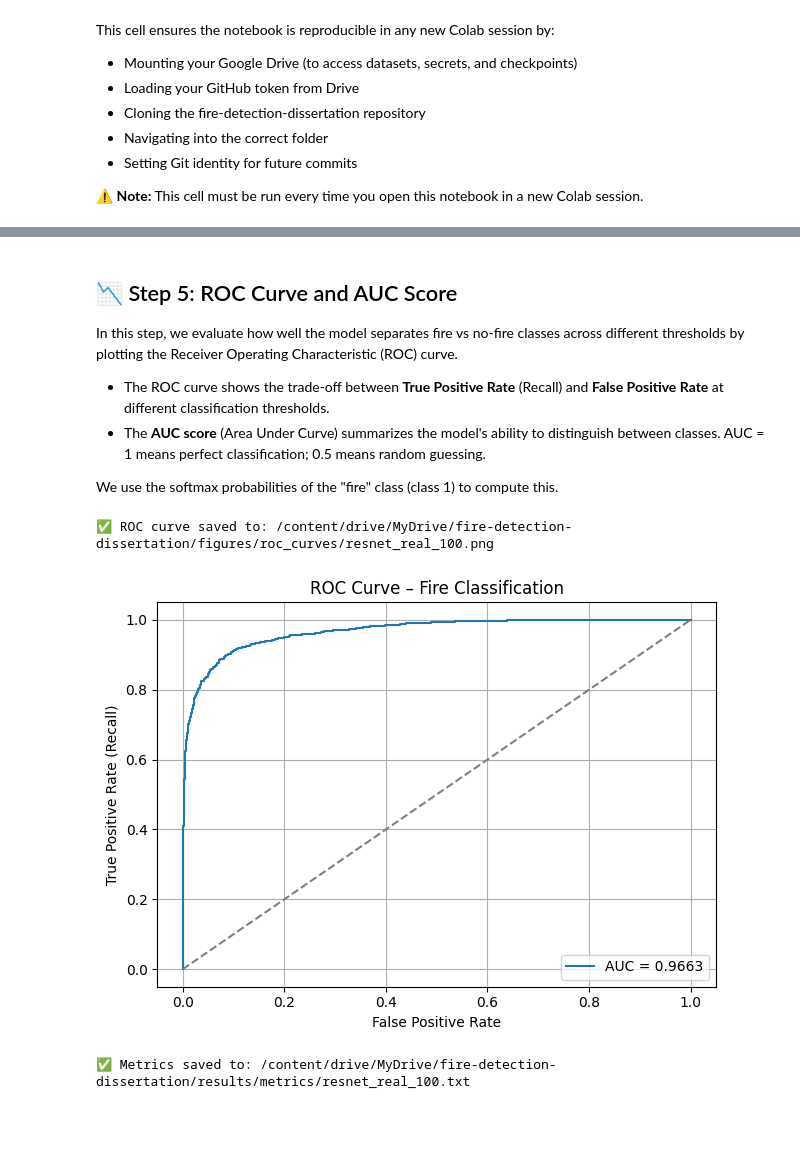
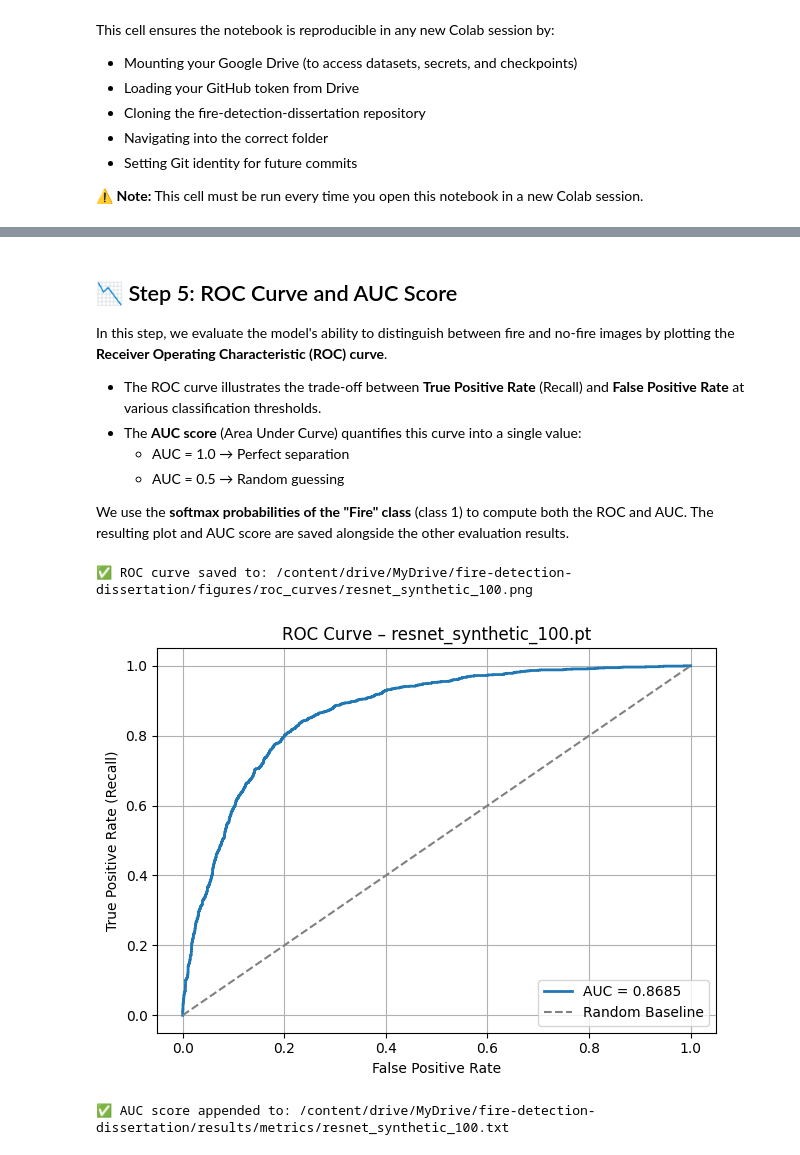
Before and after one commit to Misharasapu/fire-detection-dissertation, a Jupyter notebook: notebooks/evaluate_models.ipynb, the cells around one changed output, grey strips where cells are left out. Drawn from its saved outputs; the diff is of its cells as text; code cells hidden in the pictures; blank space fills up the shorter version.

```diff
--- a/notebooks/evaluate_models.ipynb
+++ b/notebooks/evaluate_models.ipynb
@@ -117,19 +131,22 @@ import torchvision.models as models
 device = torch.device("cuda" if torch.cuda.is_available() else "cpu")
 print(f"🔌 Using device: {device}")
 
-# Load a fresh ResNet-50 model (not pretrained since we'll load our own weights)
+# 🔧 Set the model filename here (change this to evaluate a different model)
+model_filename = "resnet_synthetic_100.pt"
+checkpoint_path = f"/content/drive/MyDrive/fire-detection-dissertation/models/{model_filename}"
+
+# Load a fresh ResNet-50 model
 model = models.resnet50(pretrained=False)
 
-# Replace final FC layer with 2-class output layer (fire vs no fire)
+# Replace the final FC layer for binary classification (fire vs no fire)
 model.fc = nn.Linear(model.fc.in_features, 2)
 
-# Load trained weights from checkpoint
-checkpoint_path = "/content/drive/MyDrive/fire-detection-dissertation/models/resnet_real_100.pt"
+# Load checkpoint weights into the model
 model.load_state_dict(torch.load(checkpoint_path, map_location=device))
 
-# Move model to GPU/CPU and set to evaluation mode
+# Move to device and set to evaluation mode
 model = model.to(device)
 model.eval()
 
-print("✅ Model loaded and ready for evaluation.")
+print(f"✅ Loaded model: {model_filename} and ready for evaluation.")
 # %% [output]
@@ -235,68 +281,65 @@ weighted avg       0.93      0.93      0.93      4306
 # %% [markdown]
 ## 📉 Step 5: ROC Curve and AUC Score
 
-In this step, we evaluate how well the model separates fire vs no-fire classes across different thresholds by plotting the Receiver Operating Characteristic (ROC) curve.
+In this step, we evaluate the model's ability to distinguish between fire and no-fire images by plotting the **Receiver Operating Characteristic (ROC) curve**.
 
-- The ROC curve shows the trade-off between **True Positive Rate** (Recall) and **False Positive Rate** at different classification thresholds.
-- The **AUC score** (Area Under Curve) summarizes the model's ability to distinguish between classes. AUC = 1 means perfect classification; 0.5 means random guessing.
+- The ROC curve illustrates the trade-off between **True Positive Rate** (Recall) and **False Positive Rate** at various classification thresholds.
+- The **AUC score** (Area Under Curve) quantifies this curve into a single value:
+  - AUC = 1.0 → Perfect separation
+  - AUC = 0.5 → Random guessing
 
-We use the softmax probabilities of the "fire" class (class 1) to compute this.
+We use the **softmax probabilities of the "Fire" class** (class 1) to compute both the ROC and AUC. The resulting plot and AUC score are saved alongside the other evaluation results.
 # %%
 from sklearn.metrics import roc_curve, roc_auc_score
 from torch.nn.functional import softmax
 import matplotlib.pyplot as plt
+import os
 
-# Collect probabilities of class 1 ("Fire")
+# Use the same labels from evaluation step
+y_true = y_true_tensor.numpy()
+
+# Collect softmax probabilities for "Fire" (class 1)
 y_probs = []
 
 model.eval()
 with torch.no_grad():
-    for images, labels in test_loader:
+    for images, _ in test_loader:
         images = images.to(device)
         outputs = model(images)
         probs = softmax(outputs, dim=1)[:, 1]  # Probability of class 1
         y_probs.extend(probs.cpu().numpy())
 
-# Compute ROC curve and AUC score
+# Compute ROC curve and AUC
 fpr, tpr, _ = roc_curve(y_true, y_probs)
 auc_score = roc_auc_score(y_true, y_probs)
 
-# Plot and save ROC curve
+# Plot ROC curve
 plt.figure()
-plt.plot(fpr, tpr, label=f"AUC = {auc_score:.4f}")
-plt.plot([0, 1], [0, 1], linestyle="--", color="gray")  # Random baseline
+plt.plot(fpr, tpr, label=f"AUC = {auc_score:.4f}", linewidth=2)
+plt.plot([0, 1], [0, 1], linestyle="--", color="gray", label="Random Baseline")
 plt.xlabel("False Positive Rate")
 plt.ylabel("True Positive Rate (Recall)")
-plt.title("ROC Curve – Fire Classification")
+plt.title(f"ROC Curve – {model_filename}")
 plt.legend(loc="lower right")
 plt.grid(True)
 plt.tight_layout()
 
-# 🔽 Save before show
-roc_path = "/content/drive/MyDrive/fire-detection-dissertation/figures/roc_curves/resnet_real_100.png"
+# Save ROC curve to /figures/roc_curves/
+roc_dir = "/content/drive/MyDrive/fire-detection-dissertation/figures/roc_curves/"
+os.makedirs(roc_dir, exist_ok=True)
+roc_path = os.path.join(roc_dir, f"{model_filename.replace('.pt', '')}.png")
 plt.savefig(roc_path)
 print(f"✅ ROC curve saved to: {roc_path}")
 
 plt.show()
+
+# Append AUC score to the results .txt file
+results_dir = "/content/drive/MyDrive/fire-detection-dissertation/results/metrics/"
+metrics_file = os.path.join(results_dir, f"{model_filename.replace('.pt', '')}.txt")
+with open(metrics_file, "a") as f:
+    f.write(f"AUC      : {auc_score:.4f}\n")
+print(f"✅ AUC score appended to: {metrics_file}")
 # %% [output]
-✅ ROC curve saved to: /content/drive/MyDrive/fire-detection-dissertation/figures/roc_curves/resnet_real_100.png
+✅ ROC curve saved to: /content/drive/MyDrive/fire-detection-dissertation/figures/roc_curves/resnet_synthetic_100.png
-[figure, old version]
+[figure, new version]
+✅ AUC score appended to: /content/drive/MyDrive/fire-detection-dissertation/results/metrics/resnet_synthetic_100.txt
-# %%
-# Save metrics to results/metrics/
-results_str = (
-    "📊 Evaluation Results for Model: resnet_real_100\n"
-    "---------------------------------------------\n"
-    f"Accuracy : {metrics['accuracy']:.4f}\n"
-    f"Precision: {metrics['precision']:.4f}\n"
-    f"Recall   : {metrics['recall']:.4f}\n"
-    f"F1 Score : {metrics['f1']:.4f}\n"
-    f"AUC      : {auc_score:.4f}\n"
-)
-
-metrics_file = "/content/drive/MyDrive/fire-detection-dissertation/results/metrics/resnet_real_100.txt"
-with open(metrics_file, "w") as f:
-    f.write(results_str)
-
-print(f"✅ Metrics saved to: {metrics_file}")
-# %% [output]
-✅ Metrics saved to: /content/drive/MyDrive/fire-detection-dissertation/results/metrics/resnet_real_100.txt
```
Also changed, not shown: parts of 14 cells of this notebook.
